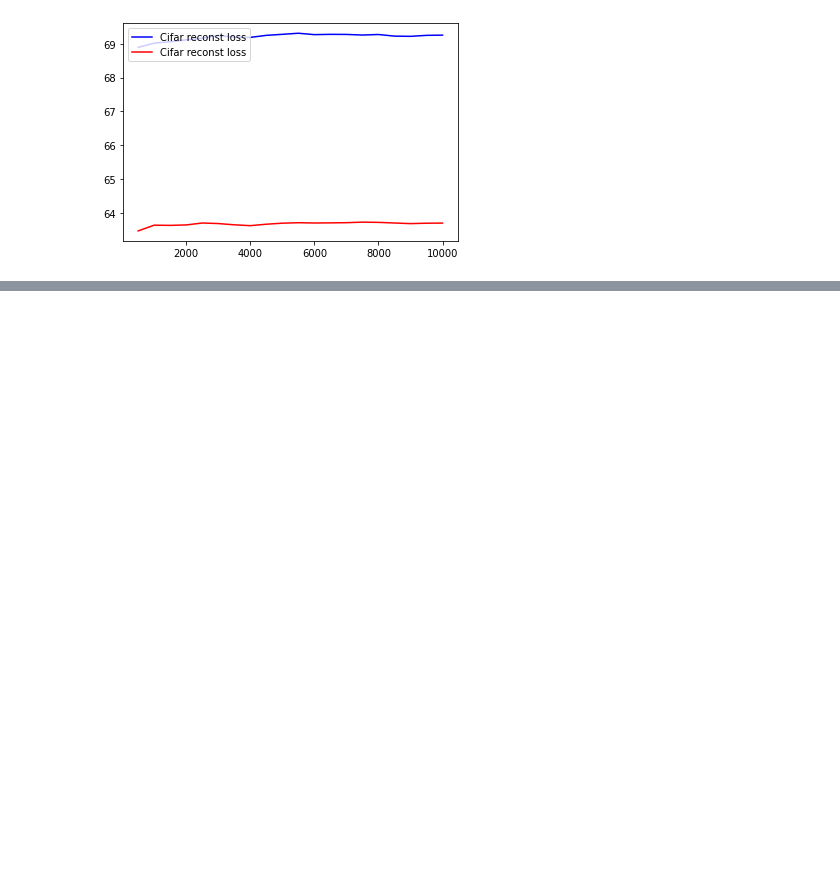
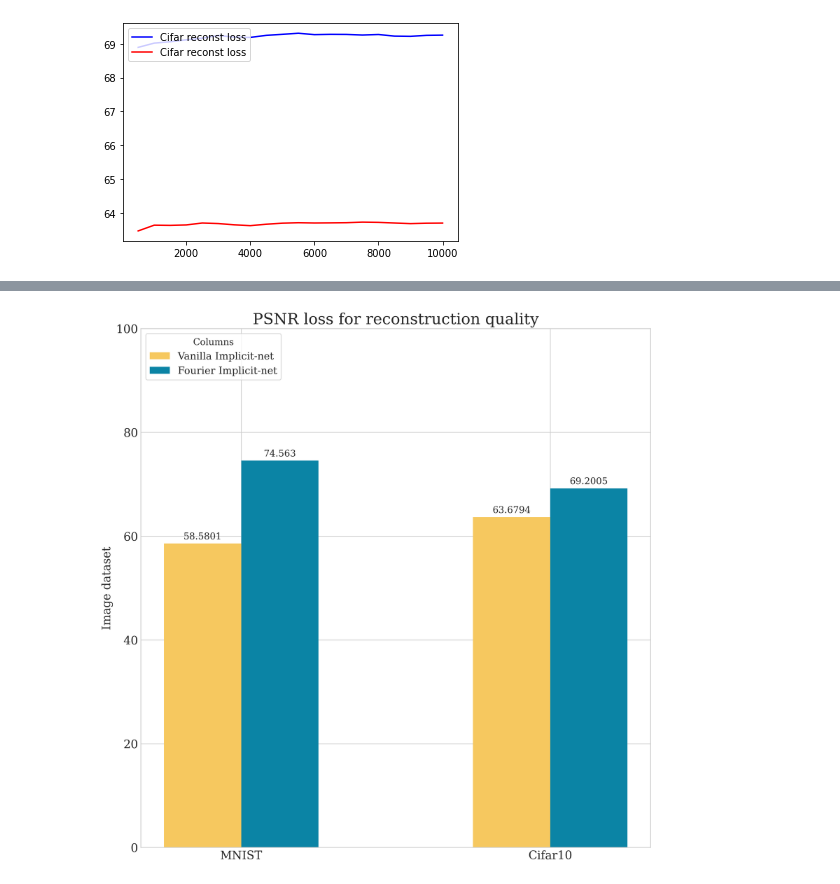
Before and after one commit to CadmusFlux/Implicit_neural_representation, a Jupyter notebook: Rawimage_classifiers.ipynb, the cells around one changed output, grey strips where cells are left out. Saved outputs shown, nothing was run; the diff lists cells and outputs as text; code cells hidden in the pictures; blank space fills up the shorter version.

```diff
--- a/Rawimage_classifiers.ipynb
+++ b/Rawimage_classifiers.ipynb
@@ -43,7 +46,7 @@ torch.set_default_device(device)
 # %% [output]
 Using PyTorch version: 2.1.0.dev20230622+cu121  Device: cuda
 # %%
-dataset_name = "cifar"
+dataset_name = "mnist"
 
 if dataset_name == "cifar":
     dataset_path = r"C:\Users\ayush\OneDrive\Desktop\UoE\Dissertation\Implicit Networks\data\cifar"
@@ -51,6 +54,7 @@ if dataset_name == "cifar":
 
 if dataset_name == "mnist":
     dataset_path = r"C:\Users\ayush\OneDrive\Desktop\UoE\Dissertation\Implicit Networks\data\mnist"
+    dataset_nonfourier_path = r"C:\Users\ayush\OneDrive\Desktop\UoE\Dissertation\non-fourier\data\mnist"
 # %%
 ## For loading label names, only applicable for cifar10
 
@@ -376,0 +442,51 @@ np.average(psnr_losses_mnist)
+# %%
+plt.style.use('seaborn-whitegrid')
+
+# plt.style.use('seaborn-white')
+
+plt.rcParams['font.family'] = 'DeJavu Serif'
+plt.rcParams['font.serif'] = 'Ubuntu'
+plt.rcParams['font.monospace'] = 'Ubuntu Mono'
+plt.rcParams['font.size'] = 12
+plt.rcParams['axes.labelsize'] = 15
+# plt.rcParams['axes.labelweight'] = ''
+plt.rcParams['axes.titlesize'] = 20
+plt.rcParams['xtick.labelsize'] =15
+plt.rcParams['ytick.labelsize'] = 15
+plt.rcParams['legend.fontsize'] = 10
+plt.rcParams['figure.titlesize'] = 40
+# %%
+species = ("MNIST", "Cifar10")
+
+penguin_means = {
+    'Vanilla Implicit-net': ( np.average(psnr_losses_mnist_nonfourier) , np.average(psnr_losses_cifar_nonfourier) ),
+    'Fourier Implicit-net': (np.average(psnr_losses_mnist), np.average(psnr_losses_cifar) )
+}
+
+x = np.arange(len(species))  # the label locations
+width = 0.25  # the width of the bars
+multiplier = 0
+
+
+fig, ax = plt.subplots(layout='constrained',figsize=(10, 10),dpi = 300)
+
+ax.set_prop_cycle(color=["#f6c85f","#0b84a5"])
+
+for attribute, measurement in penguin_means.items():
+    offset = width * multiplier
+    rects = ax.bar(x + offset, measurement, width, label=attribute)
+    ax.bar_label(rects, padding=3)
+    multiplier += 1
+
+# Add some text for labels, title and custom x-axis tick labels, etc.
+ax.set_ylabel('Quality in Decibels (dB)')
+ax.set_ylabel('Image dataset')
+ax.set_title('PSNR loss for reconstruction quality')
+ax.set_xticks(x+(width/2), species)
+ax.legend(title='Columns', bbox_to_anchor=(0, 1), loc='upper left',prop={'size': 13},frameon=True)
+ax.set_ylim(0, 100)
+
+plt.savefig(r"C:\Users\ayush\OneDrive\Desktop\UoE\Dissertation\combined\psnr_loss.pdf")
+plt.show()
+# %% [output]
+[figure, added]
```
Also changed, not shown: parts of 13 cells of this notebook, 3 other files.
